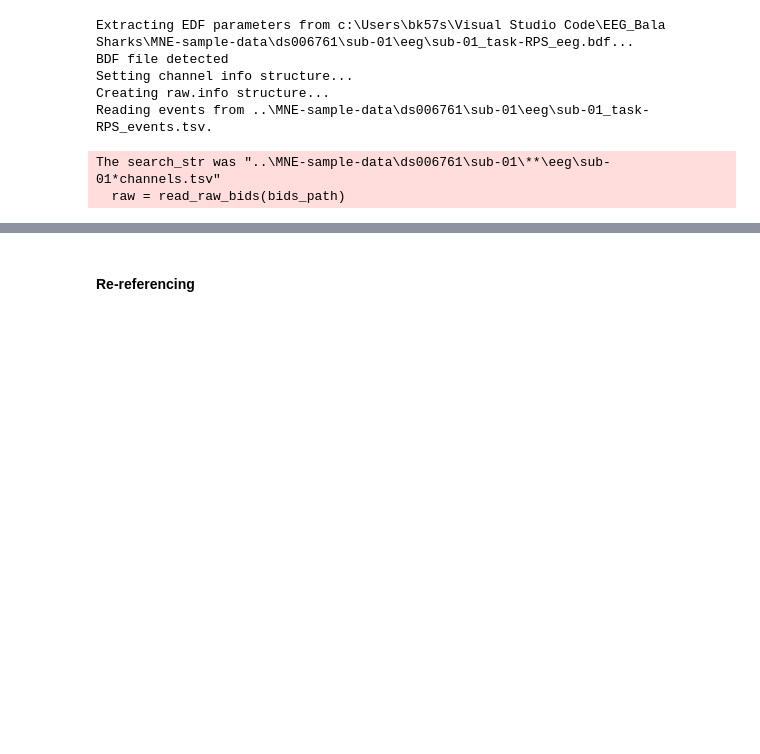
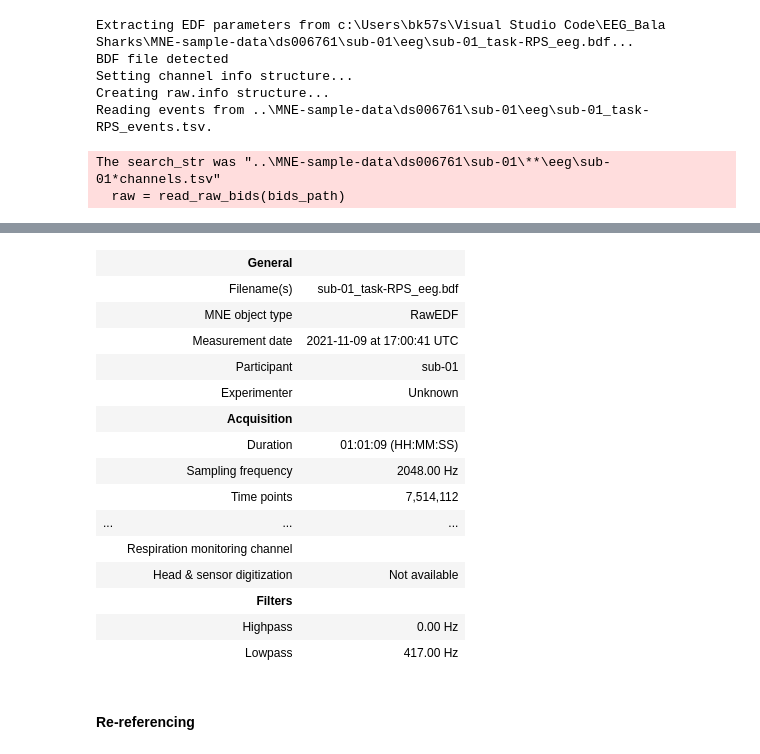
Before and after one commit to hugohirling/eeg-bala-sharks, a Jupyter notebook: milestones/milestone3_bahar.ipynb, the cells around one changed output, grey strips where cells are left out. Saved outputs shown, nothing was run; the diff lists cells and outputs as text; code cells hidden in the pictures; blank space fills up the shorter version.

```diff
--- a/milestones/milestone3_bahar.ipynb
+++ b/milestones/milestone3_bahar.ipynb
@@ -29,2 +50,35 @@ The search_str was "..\MNE-sample-data\ds006761\sub-01\**\eeg\sub-01*channels.ts
+# %%
+# --- Set channel types ---
+eeg_channels = [ch for ch in raw.ch_names if (ch.startswith("1-A") or ch.startswith("1-B") or
+                                              ch.startswith("2-A") or ch.startswith("2-B"))]
+eog_channels = ['1-Erg1', '1-Erg2', '2-Erg1', '2-Erg2']
+resp_channels = ['1-Resp', '2-Resp']
+bio_channels = ['1-Plet', '2-Plet']
+temp_channels = ['1-Temp', '2-Temp']
+stim_channels = ['Status']
+
+raw.set_channel_types({ch: 'eeg' for ch in eeg_channels})
+raw.set_channel_types({ch: 'eog' for ch in eog_channels})
+raw.set_channel_types({ch: 'resp' for ch in resp_channels})
+raw.set_channel_types({ch: 'bio' for ch in bio_channels})
+raw.set_channel_types({ch: 'temperature' for ch in temp_channels})
+raw.set_channel_types({ch: 'stim' for ch in stim_channels})
+# %% [output]
+|  | General |  |
+|  | Filename(s) | sub-01_task-RPS_eeg.bdf |
+|  | MNE object type | RawEDF |
+|  | Measurement date | 2021-11-09 at 17:00:41 UTC |
+|  | Participant | sub-01 |
+|  | Experimenter | Unknown |
+|  | Acquisition |  |
+|  | Duration | 01:01:09 (HH:MM:SS) |
+|  | Sampling frequency | 2048.00 Hz |
+|  | Time points | 7,514,112 |
+| ... | ... | ... |
+|  | Respiration monitoring channel |  |
+|  | Head & sensor digitization | Not available |
+|  | Filters |  |
+|  | Highpass | 0.00 Hz |
+|  | Lowpass | 417.00 Hz |
 # %% [markdown]
 #### Re-referencing
```
Also changed, not shown: parts of 7 cells of this notebook.
